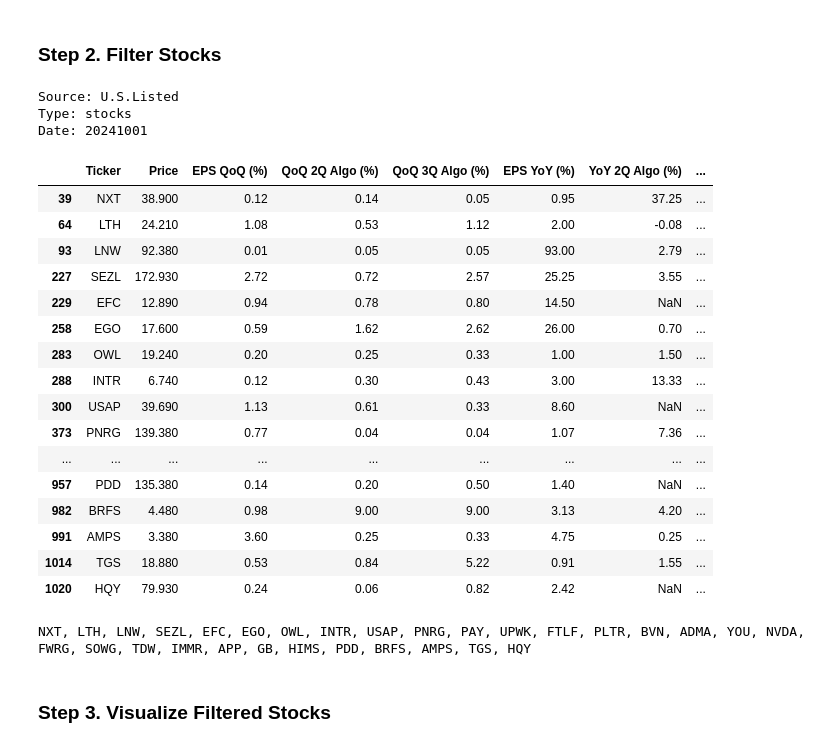
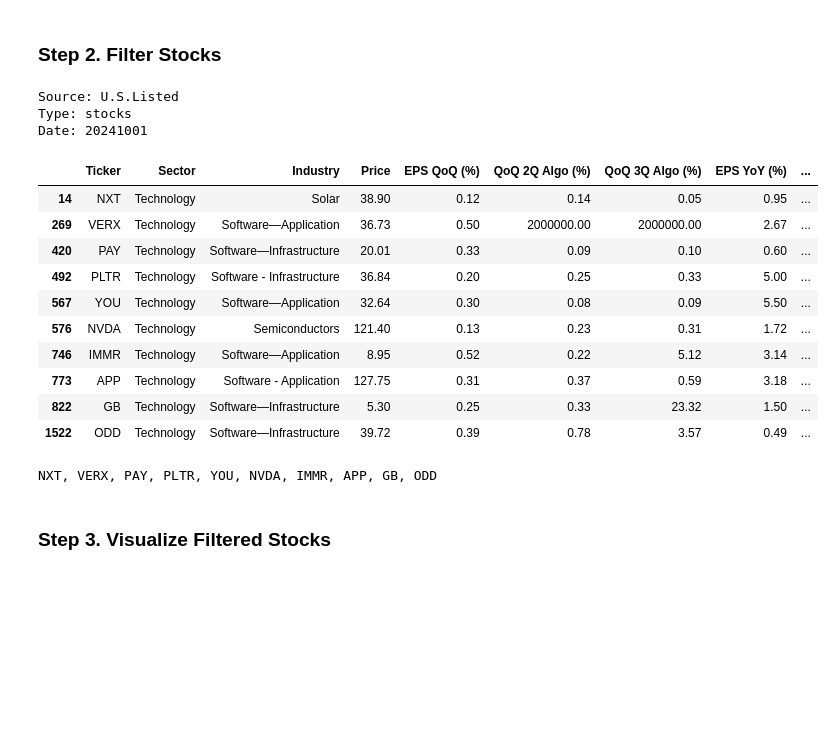
Before and after one commit to yorkjong/stock-reports, a Jupyter notebook: notebooks/financial_reports.ipynb, the cells around one changed output. Drawn from its saved outputs; the diff is of its cells as text; code cells hidden in the pictures; blank space fills up the shorter version.

Commit message:
feat: Add df['Sector'] condition to Filter 1.

```diff
--- a/notebooks/financial_reports.ipynb
+++ b/notebooks/financial_reports.ipynb
@@ -440,53 +440,48 @@ cond1 = "& (df['EPS RS (%)'] > 0)" # @param ["& (df['EPS RS (%)'] > 0)", "& (df[
 cond2 = "& (df['Rev RS (%)'] > 0)" # @param ["& (df['Rev RS (%)'] > 0)", "& (df['Rev RS (%)'] > 5)", "& (df['Rev RS (%)'] > 10)", "& (df['Rev RS (%)'] > 20)", "& (df['Rev RS (%)'] > 50)", "& (df['Rev RS (%)'] > 100)", ""]
 cond3 = "& ((df['TTM EPS'] > 0) & (df['TTM RPS'] > 0))" # @param ["& (df['TTM EPS'] > 0)", "& (df['TTM RPS'] > 0)", "& ((df['TTM EPS'] > 0) & (df['TTM RPS'] > 0))", ""]
 cond4 = "& (df['EPS YoY (%)'] > 0)" # @param ["& (df['EPS YoY (%)'] > 0)", "& ((df['EPS YoY (%)'] > 0) & (df['YoY 2Q Algo (%)'] > 0))", ""]
 cond5 = "& ((df['EPS QoQ (%)'] > 0) & (df['QoQ 2Q Algo (%)'] > 0) & (df['QoQ 3Q Algo (%)'] > 0))" # @param ["& (df['EPS QoQ (%)'] > 0)", "& ((df['EPS QoQ (%)'] > 0) & (df['QoQ 2Q Algo (%)'] > 0))", "& ((df['EPS QoQ (%)'] > 0) & (df['QoQ 2Q Algo (%)'] > 0) & (df['QoQ 3Q Algo (%)'] > 0))", ""]
 cond6 = "" # @param ["& (df['Price'] < 50)", "& (df['Price'] < 100)", "& (df['Price'] < 200)", ""]
+cond7 = "& (df['Sector'] == 'Technology')" # @param ["& (df['Sector'] == 'Technology')", "& (df['Sector'] == 'Energy')", ""]
 sorted_column = "EPS RS (%)" # @param ["EPS RS (%)", "Rev RS (%)"]
 ascending = False # @param {"type":"boolean"}
-num_items = 30 # @param [10, 20, 30] {"type":"raw"}
+num_items = 10 # @param [10, 20, 30] {"type":"raw"}
 
-NUM_CONDS = 7
+NUM_CONDS = 8
 cond = eval('+'.join([f"cond{i}" for i in range(NUM_CONDS)]))
 
 selected_file = file_dropdown.value
 source, kind, fin, date = selected_file.split('_')
 date = date.replace('.csv', '')
 print(f"Source: {source}\nType: {kind}\nDate: {date}")
 
 import numpy as np
 
 df = github.download_csv(selected_file)
 df.replace([np.inf, -np.inf], np.nan, inplace=True)
 df = df[eval(cond)]
 df = df.sort_values(by=sorted_column, ascending=ascending)
 df_top_f1 = df.head(num_items)
 display(df_top_f1)
 
 print_column(df_top_f1, 'Name')
 print_column(df_top_f1, 'Ticker')
 # %% [output]
 Source: U.S.Listed
 Type: stocks
 Date: 20241001
-|  | Ticker | Price | EPS QoQ (%) | QoQ 2Q Algo (%) | QoQ 3Q Algo (%) | EPS YoY (%) | YoY 2Q Algo (%) | ... |
-| 39 | NXT | 38.900 | 0.12 | 0.14 | 0.05 | 0.95 | 37.25 | ... |
-| 64 | LTH | 24.210 | 1.08 | 0.53 | 1.12 | 2.00 | -0.08 | ... |
-| 93 | LNW | 92.380 | 0.01 | 0.05 | 0.05 | 93.00 | 2.79 | ... |
-| 227 | SEZL | 172.930 | 2.72 | 0.72 | 2.57 | 25.25 | 3.55 | ... |
-| 229 | EFC | 12.890 | 0.94 | 0.78 | 0.80 | 14.50 | NaN | ... |
-| 258 | EGO | 17.600 | 0.59 | 1.62 | 2.62 | 26.00 | 0.70 | ... |
-| 283 | OWL | 19.240 | 0.20 | 0.25 | 0.33 | 1.00 | 1.50 | ... |
-| 288 | INTR | 6.740 | 0.12 | 0.30 | 0.43 | 3.00 | 13.33 | ... |
-| 300 | USAP | 39.690 | 1.13 | 0.61 | 0.33 | 8.60 | NaN | ... |
-| 373 | PNRG | 139.380 | 0.77 | 0.04 | 0.04 | 1.07 | 7.36 | ... |
-| ... | ... | ... | ... | ... | ... | ... | ... | ... |
-| 957 | PDD | 135.380 | 0.14 | 0.20 | 0.50 | 1.40 | NaN | ... |
-| 982 | BRFS | 4.480 | 0.98 | 9.00 | 9.00 | 3.13 | 4.20 | ... |
-| 991 | AMPS | 3.380 | 3.60 | 0.25 | 0.33 | 4.75 | 0.25 | ... |
-| 1014 | TGS | 18.880 | 0.53 | 0.84 | 5.22 | 0.91 | 1.55 | ... |
-| 1020 | HQY | 79.930 | 0.24 | 0.06 | 0.82 | 2.42 | NaN | ... |
+|  | Ticker | Sector | Industry | Price | EPS QoQ (%) | QoQ 2Q Algo (%) | QoQ 3Q Algo (%) | EPS YoY (%) | ... |
+| 14 | NXT | Technology | Solar | 38.90 | 0.12 | 0.14 | 0.05 | 0.95 | ... |
+| 269 | VERX | Technology | Software—Application | 36.73 | 0.50 | 2000000.00 | 2000000.00 | 2.67 | ... |
+| 420 | PAY | Technology | Software—Infrastructure | 20.01 | 0.33 | 0.09 | 0.10 | 0.60 | ... |
+| 492 | PLTR | Technology | Software - Infrastructure | 36.84 | 0.20 | 0.25 | 0.33 | 5.00 | ... |
+| 567 | YOU | Technology | Software—Application | 32.64 | 0.30 | 0.08 | 0.09 | 5.50 | ... |
+| 576 | NVDA | Technology | Semiconductors | 121.40 | 0.13 | 0.23 | 0.31 | 1.72 | ... |
+| 746 | IMMR | Technology | Software—Application | 8.95 | 0.52 | 0.22 | 5.12 | 3.14 | ... |
+| 773 | APP | Technology | Software - Application | 127.75 | 0.31 | 0.37 | 0.59 | 3.18 | ... |
+| 822 | GB | Technology | Software—Infrastructure | 5.30 | 0.25 | 0.33 | 23.32 | 1.50 | ... |
+| 1522 | ODD | Technology | Software—Infrastructure | 39.72 | 0.39 | 0.78 | 3.57 | 0.49 | ... |
-NXT, LTH, LNW, SEZL, EFC, EGO, OWL, INTR, USAP, PNRG, PAY, UPWK, FTLF, PLTR, BVN, ADMA, YOU, NVDA, FWRG, SOWG, TDW, IMMR, APP, GB, HIMS, PDD, BRFS, AMPS, TGS, HQY
+NXT, VERX, PAY, PLTR, YOU, NVDA, IMMR, APP, GB, ODD
 # %% [markdown]
 ### Step 3. Visualize Filtered Stocks
 # %%
```
